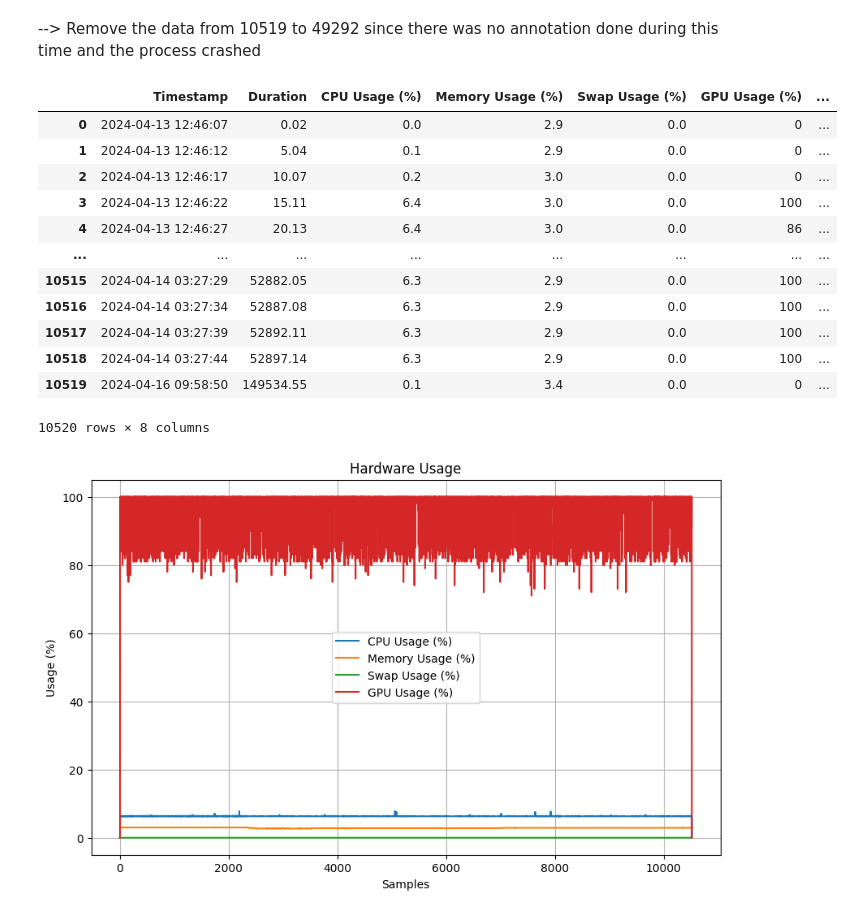
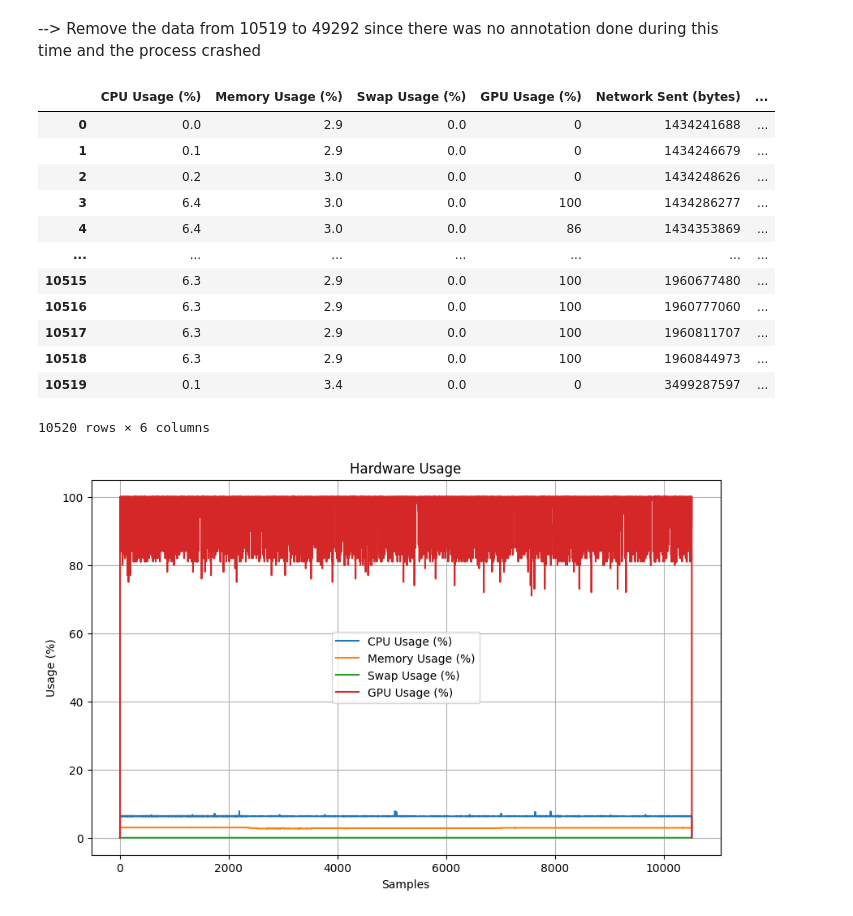
Before and after one commit to mxrio/llm_alignment-dpo, a Jupyter notebook: prepare_annodated_data.ipynb, the cells around one changed output. Saved outputs shown, nothing was run; the diff lists cells and outputs as text; code cells hidden in the pictures.

```diff
--- a/prepare_annodated_data.ipynb
+++ b/prepare_annodated_data.ipynb
@@ -714,25 +740,27 @@ df_sample
 # %%
 measurement_log_70b = measurement_log_70b_raw.copy().reset_index(drop=True)
 
 # drop rows with index 10519 to 49292
 measurement_log_70b = measurement_log_70b.drop(measurement_log_70b.index[10519:49292])
 measurement_log_70b = measurement_log_70b.reset_index(drop=True)
 
+measurement_log_70b = measurement_log_70b.drop(columns=['Timestamp', 'Duration'])
+
 measurement_log_70b
 # %% [output]
-|  | Timestamp | Duration | CPU Usage (%) | Memory Usage (%) | Swap Usage (%) | GPU Usage (%) | ... |
-| 0 | 2024-04-13 12:46:07 | 0.02 | 0.0 | 2.9 | 0.0 | 0 | ... |
-| 1 | 2024-04-13 12:46:12 | 5.04 | 0.1 | 2.9 | 0.0 | 0 | ... |
-| 2 | 2024-04-13 12:46:17 | 10.07 | 0.2 | 3.0 | 0.0 | 0 | ... |
-| 3 | 2024-04-13 12:46:22 | 15.11 | 6.4 | 3.0 | 0.0 | 100 | ... |
-| 4 | 2024-04-13 12:46:27 | 20.13 | 6.4 | 3.0 | 0.0 | 86 | ... |
-| ... | ... | ... | ... | ... | ... | ... | ... |
-| 10515 | 2024-04-14 03:27:29 | 52882.05 | 6.3 | 2.9 | 0.0 | 100 | ... |
-| 10516 | 2024-04-14 03:27:34 | 52887.08 | 6.3 | 2.9 | 0.0 | 100 | ... |
-| 10517 | 2024-04-14 03:27:39 | 52892.11 | 6.3 | 2.9 | 0.0 | 100 | ... |
-| 10518 | 2024-04-14 03:27:44 | 52897.14 | 6.3 | 2.9 | 0.0 | 100 | ... |
-| 10519 | 2024-04-16 09:58:50 | 149534.55 | 0.1 | 3.4 | 0.0 | 0 | ... |
+|  | CPU Usage (%) | Memory Usage (%) | Swap Usage (%) | GPU Usage (%) | Network Sent (bytes) | ... |
+| 0 | 0.0 | 2.9 | 0.0 | 0 | 1434241688 | ... |
+| 1 | 0.1 | 2.9 | 0.0 | 0 | 1434246679 | ... |
+| 2 | 0.2 | 3.0 | 0.0 | 0 | 1434248626 | ... |
+| 3 | 6.4 | 3.0 | 0.0 | 100 | 1434286277 | ... |
+| 4 | 6.4 | 3.0 | 0.0 | 86 | 1434353869 | ... |
+| ... | ... | ... | ... | ... | ... | ... |
+| 10515 | 6.3 | 2.9 | 0.0 | 100 | 1960677480 | ... |
+| 10516 | 6.3 | 2.9 | 0.0 | 100 | 1960777060 | ... |
+| 10517 | 6.3 | 2.9 | 0.0 | 100 | 1960811707 | ... |
+| 10518 | 6.3 | 2.9 | 0.0 | 100 | 1960844973 | ... |
+| 10519 | 0.1 | 3.4 | 0.0 | 0 | 3499287597 | ... |
-10520 rows × 8 columns
+10520 rows × 6 columns
 # %%
 # Assuming df is your DataFrame
 df = measurement_log_70b.copy()
```
Also changed, not shown: parts of 7 cells of this notebook, 10 other files.
